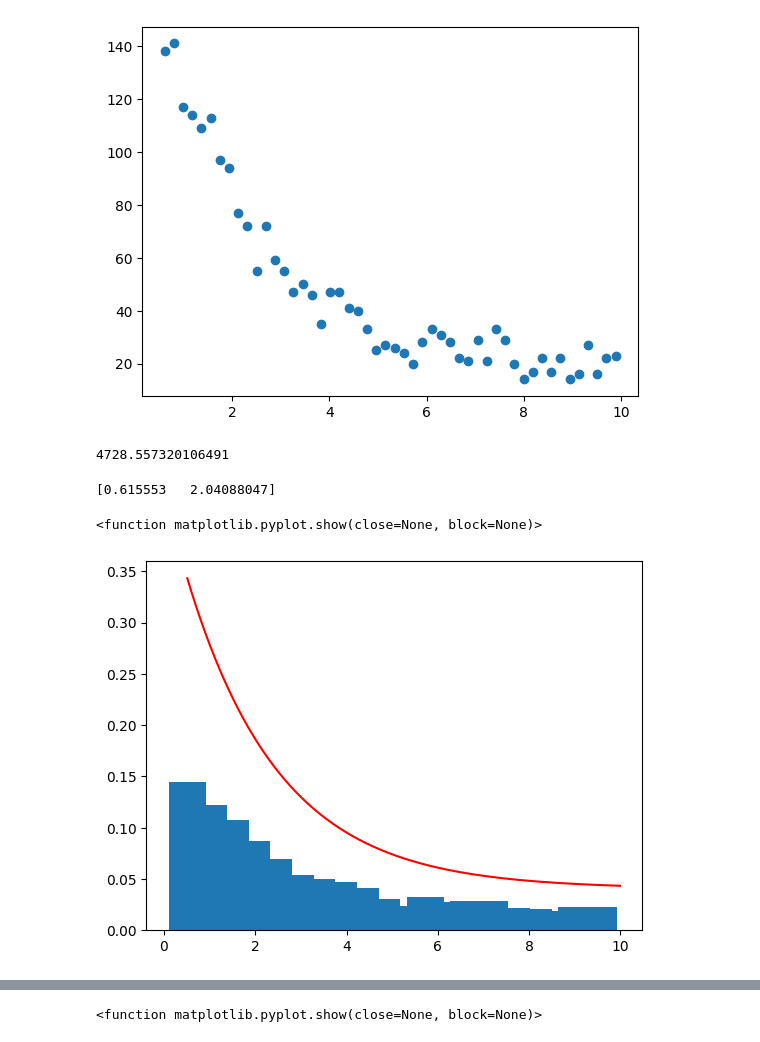
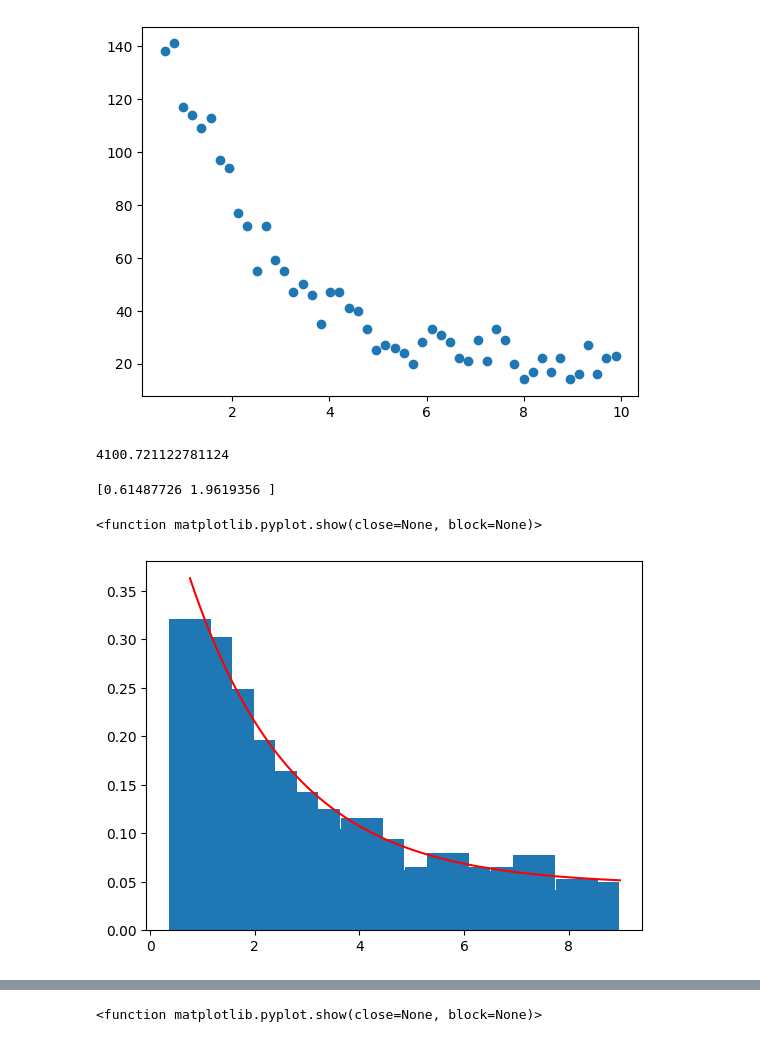
Before and after one commit to kmrakovcic/Mulan, a Jupyter notebook: data_acc_tests.ipynb, the cells around one changed output, grey strips where cells are left out. Drawn from its saved outputs; the diff is of its cells as text; code cells hidden in the pictures.

Commit message:
Fitted the curve in data_acc_tests.ipynb.

```diff
--- a/data_acc_tests.ipynb
+++ b/data_acc_tests.ipynb
@@ -141,33 +141,34 @@ def log_likelihood(x):
     def function(parm):
         w = parm[0]
         tau = parm[1]
-        t1=0.5
-        t2=10
+        t1=0.75
+        t2=9
         y = w * 1/tau * 1/(np.exp(-t1/tau)-np.exp(-t2/tau)) * np.exp(-x/tau) + (1-w) * 1/(t2-t1)
         return -np.sum(np.log(y))
     return function
 # %%
 log_likelihood(data_smisleno)([0.61, 2.041])
 # %% [output]
-4728.557320106491
+4100.721122781124
 # %%
 def function1(x, w, tau):
-    t1=0.5
-    t2=10
+    t1=0.75
+    t2=9
     y = w * 1/tau * 1/(np.exp(-t1/tau)-np.exp(-t2/tau)) * np.exp(-x/tau) + (1-w) * 1/(t2-t1)
     #likelihood = np.sum( stats.norm.logpdf(ydata, loc=yPred, scale=sd ) )
     return y
 # %%
 import scipy
+data_smisleno = data[np.logical_and(data<9, data>0.75)]
 popt = scipy.optimize.minimize(log_likelihood(data_smisleno), [0.2,2.2], bounds=[(0,1), (1, 3)])
 print (popt.x)
 counts, bins = np.histogram(data_smisleno, bins=20)
-counts= counts / data_smisleno.size
+counts= (counts / data_smisleno.size) / (bins[1]-bins[0])
 data_smisleno.sort()
 plt.plot(data_smisleno, function1(data_smisleno, popt.x[0], popt.x[1]), color="r")
 plt.bar(bins[:-1], counts)
 plt.show
 # %% [output]
-[0.615553   2.04088047]
+[0.61487726 1.9619356 ]
 <function matplotlib.pyplot.show(close=None, block=None)>
-[figure, old version]
+[figure, new version]
```
Also changed, not shown: parts of 3 cells of this notebook, 1 other file.
